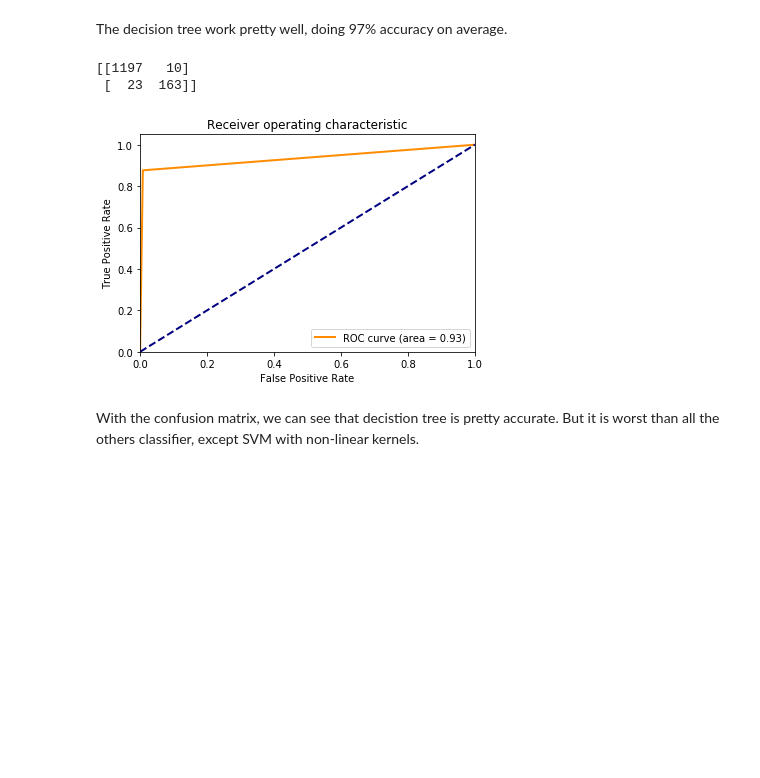
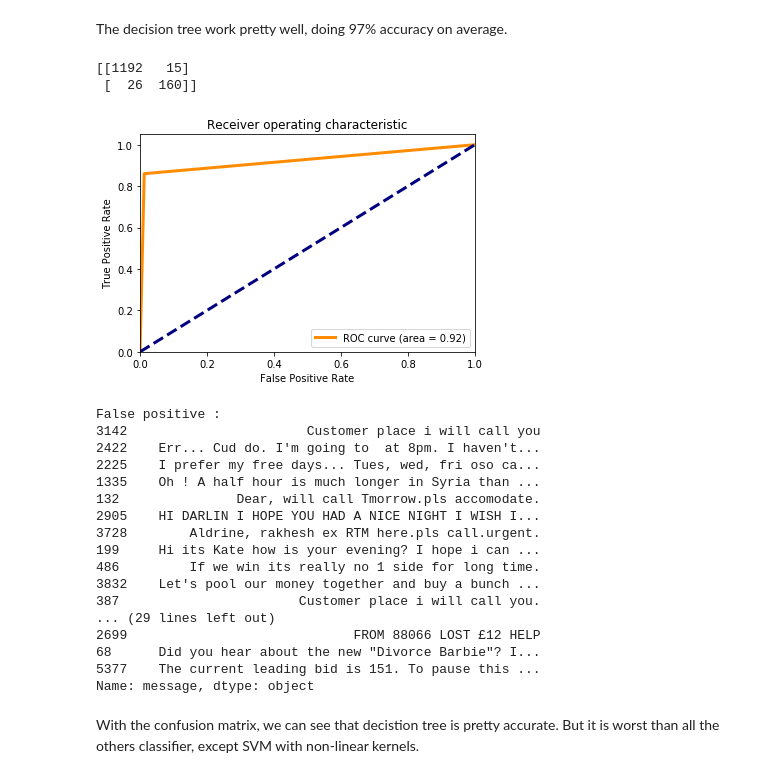
Before and after one commit to HugoJPMartin/SML, a Jupyter notebook: SMS Notebook.ipynb, the cells around one changed output. Drawn from its saved outputs; the diff is of its cells as text; code cells hidden in the pictures; blank space fills up the shorter version.

```diff
--- a/SMS Notebook.ipynb
+++ b/SMS Notebook.ipynb
@@ -463,40 +580,28 @@ Decision Tree score : 97.110351795% accuracy
 # %% [markdown]
 The decision tree work pretty well, doing 97% accuracy on average.
-# %%
-X_train, X_test, y_train, y_test = train_test_split(X, y, random_state=42)
-
-vect = CountVectorizer()
-X_train_vect = vect.fit_transform(X_train)
-X_test_vect = vect.transform(X_test)
-
-t = tree.DecisionTreeClassifier()
-
-t.fit(X_train_vect, y_train)
-
-y_prediction_class = t.predict(X_test_vect)
-
-preds = t.predict_proba(X_test_vect)[:,1]
-
-cm = metrics.confusion_matrix(y_test, y_prediction_class)
-print(cm)
-
-fpr, tpr, _ = metrics.roc_curve(y_test, preds)
-roc_auc = metrics.auc(fpr, tpr)
-
-plt.figure()
-lw = 2
-plt.plot(fpr, tpr, color='darkorange', lw=lw, label='ROC curve (area = %0.2f)' % roc_auc)
-plt.plot([0, 1], [0, 1], color='navy', lw=lw, linestyle='--')
-plt.xlim([0.0, 1.0])
-plt.ylim([0.0, 1.05])
-plt.xlabel('False Positive Rate')
-plt.ylabel('True Positive Rate')
-plt.title('Receiver operating characteristic')
-plt.legend(loc="lower right")
-plt.show()
-# %% [output]
-[[1197   10]
- [  23  163]]
-[figure, removed]
+# %%
+t = tree.DecisionTreeClassifier()
+compute_metrics(t)
+# %% [output]
+[[1192   15]
+ [  26  160]]
+[figure, added]
+False positive :
+3142                       Customer place i will call you
+2422    Err... Cud do. I'm going to  at 8pm. I haven't...
+2225    I prefer my free days... Tues, wed, fri oso ca...
+1335    Oh ! A half hour is much longer in Syria than ...
+132               Dear, will call Tmorrow.pls accomodate.
+2905    HI DARLIN I HOPE YOU HAD A NICE NIGHT I WISH I...
+3728        Aldrine, rakhesh ex RTM here.pls call.urgent.
+199     Hi its Kate how is your evening? I hope i can ...
+486         If we win its really no 1 side for long time.
+3832    Let's pool our money together and buy a bunch ...
+387                       Customer place i will call you.
+... (29 lines left out)
+2699                             FROM 88066 LOST £12 HELP
+68      Did you hear about the new "Divorce Barbie"? I...
+5377    The current leading bid is 151. To pause this ...
+Name: message, dtype: object
 # %% [markdown]
 With the confusion matrix, we can see that decistion tree is pretty accurate. But it is worst than all the others classifier, except SVM with non-linear kernels.
```
Also changed, not shown: parts of 24 cells of this notebook.
